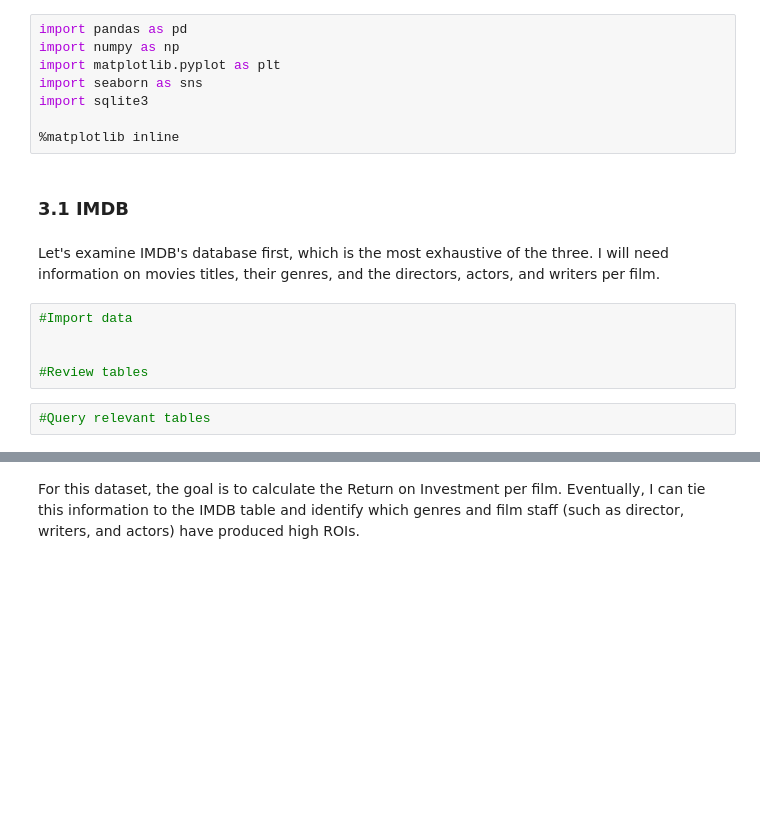
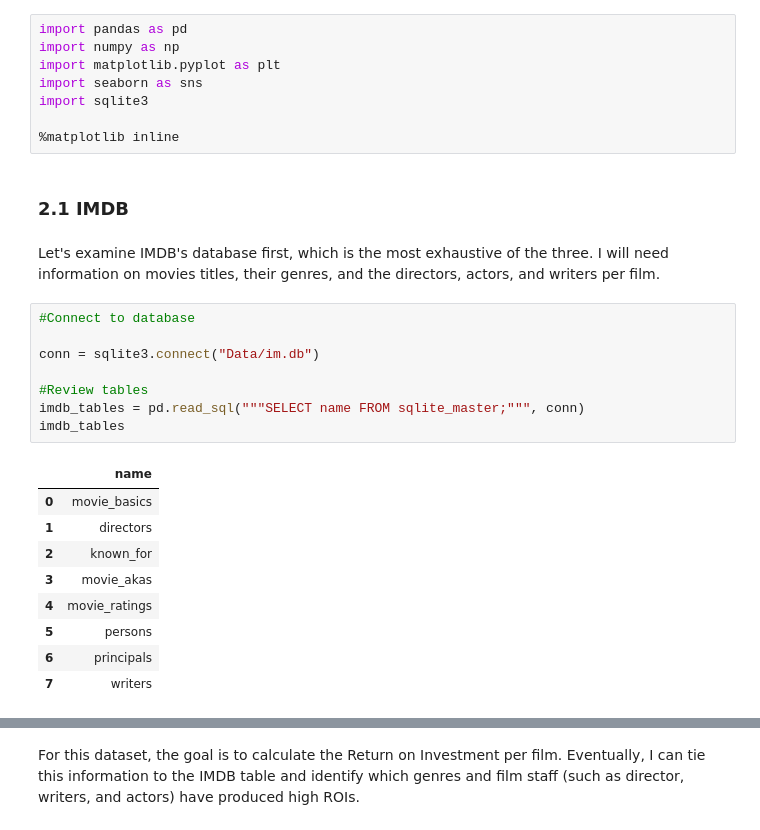
Before and after one commit to valentinav21/microsoft-movie-analysis, a Jupyter notebook: notebook.ipynb, the cells around one changed output, grey strips where cells are left out. Drawn from its saved outputs; the diff is of its cells as text; blank space fills up the shorter version.

```diff
--- a/notebook.ipynb
+++ b/notebook.ipynb
@@ -60,13 +42,24 @@ import sqlite3
 
 %matplotlib inline
 # %% [markdown]
-### 3.1 IMDB
+### 2.1 IMDB
 # %% [markdown]
 Let's examine IMDB's database first, which is the most exhaustive of the three. I will need information on movies titles, their genres, and the directors, actors, and writers per film.
-# %%
-#Import data
-
-
-#Review tables
-# %%
-#Query relevant tables
+# %%
+#Connect to database
+
+conn = sqlite3.connect("Data/im.db")
+
+#Review tables
+imdb_tables = pd.read_sql("""SELECT name FROM sqlite_master;""", conn)
+imdb_tables
+# %% [output]
+|  | name |
+| 0 | movie_basics |
+| 1 | directors |
+| 2 | known_for |
+| 3 | movie_akas |
+| 4 | movie_ratings |
+| 5 | persons |
+| 6 | principals |
+| 7 | writers |
```
Also changed, not shown: parts of 39 cells of this notebook, 3 other files.
